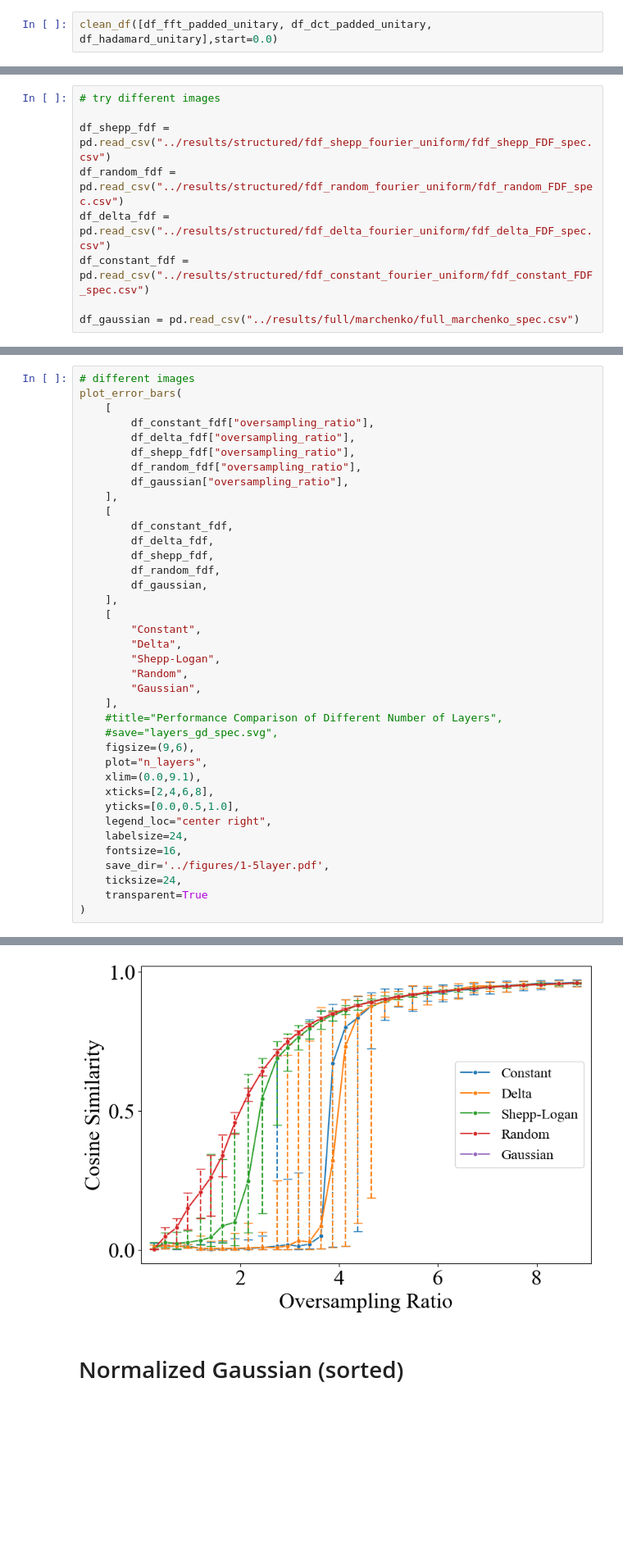
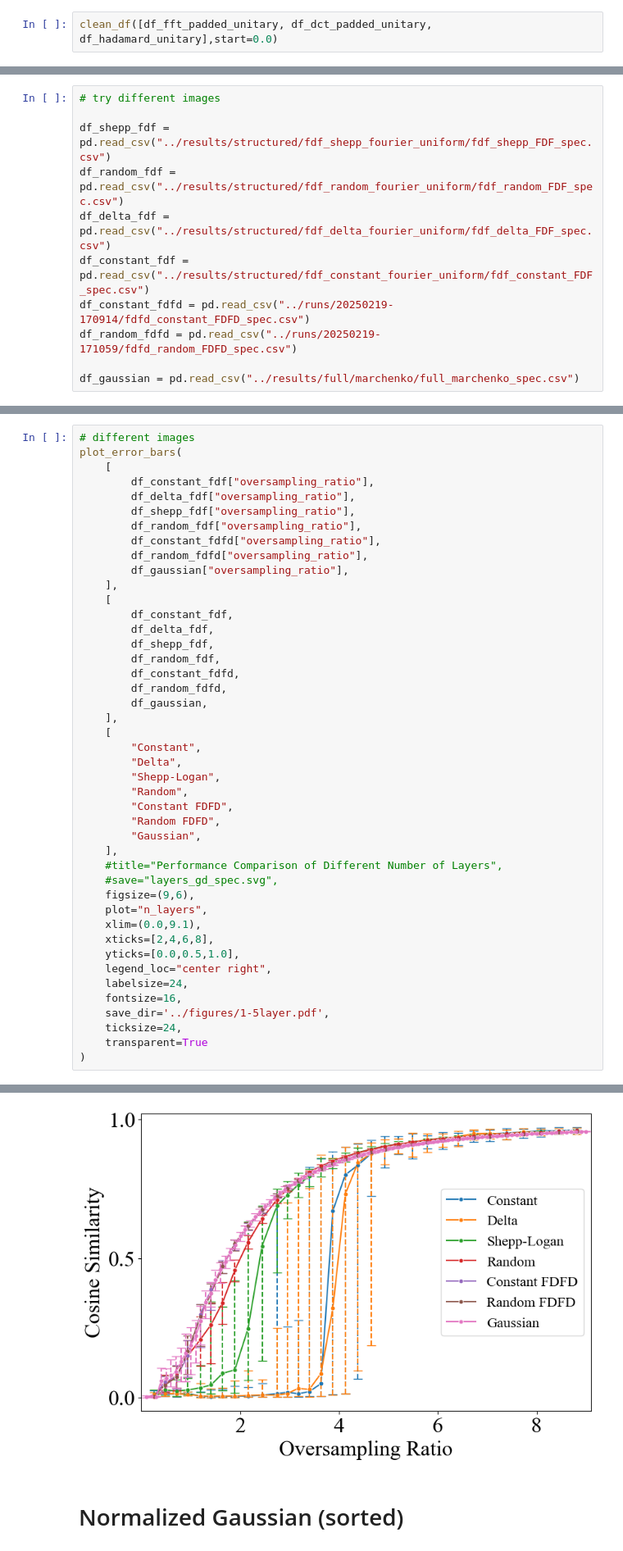
Before and after one commit to zhiyhucode/deepinv, a Jupyter notebook: experimental/notebooks/visualization.ipynb, the cells around one changed output, grey strips where cells are left out. Shown at 82% size. Drawn from its saved outputs; the diff is of its cells as text; blank space fills up the shorter version.

```diff
--- a/experimental/notebooks/visualization.ipynb
+++ b/experimental/notebooks/visualization.ipynb
@@ -374,6 +374,8 @@ df_shepp_fdf = pd.read_csv("../results/structured/fdf_shepp_fourier_uniform/fdf_
 df_random_fdf = pd.read_csv("../results/structured/fdf_random_fourier_uniform/fdf_random_FDF_spec.csv")
 df_delta_fdf = pd.read_csv("../results/structured/fdf_delta_fourier_uniform/fdf_delta_FDF_spec.csv")
 df_constant_fdf = pd.read_csv("../results/structured/fdf_constant_fourier_uniform/fdf_constant_FDF_spec.csv")
+df_constant_fdfd = pd.read_csv("../runs/20250219-170914/fdfd_constant_FDFD_spec.csv")
+df_random_fdfd = pd.read_csv("../runs/20250219-171059/fdfd_random_FDFD_spec.csv")
 
 df_gaussian = pd.read_csv("../results/full/marchenko/full_marchenko_spec.csv")
 # %%
@@ -386,39 +388,45 @@ plot_error_bars(
         df_delta_fdf["oversampling_ratio"],
         df_shepp_fdf["oversampling_ratio"],
         df_random_fdf["oversampling_ratio"],
+        df_constant_fdfd["oversampling_ratio"],
+        df_random_fdfd["oversampling_ratio"],
         df_gaussian["oversampling_ratio"],
     ],
     [
         df_constant_fdf,
         df_delta_fdf,
         df_shepp_fdf,
         df_random_fdf,
+        df_constant_fdfd,
+        df_random_fdfd,
         df_gaussian,
     ],
     [
         "Constant",
         "Delta",
         "Shepp-Logan",
         "Random",
+        "Constant FDFD",
+        "Random FDFD",
         "Gaussian",
     ],
     #title="Performance Comparison of Different Number of Layers",
     #save="layers_gd_spec.svg",
     figsize=(9,6),
     plot="n_layers",
     xlim=(0.0,9.1),
     xticks=[2,4,6,8],
     yticks=[0.0,0.5,1.0],
     legend_loc="center right",
     labelsize=24,
     fontsize=16,
     save_dir='../figures/1-5layer.pdf',
     ticksize=24,
     transparent=True
 )
 # %% [output]
 Figure saved to ../figures/1-5layer.pdf
-[figure, old version]
+[figure, new version]
 # %% [markdown]
 # Normalized Gaussian (sorted)
 # %%
```
Also changed, not shown: parts of 2 cells of this notebook, 9 other files.
